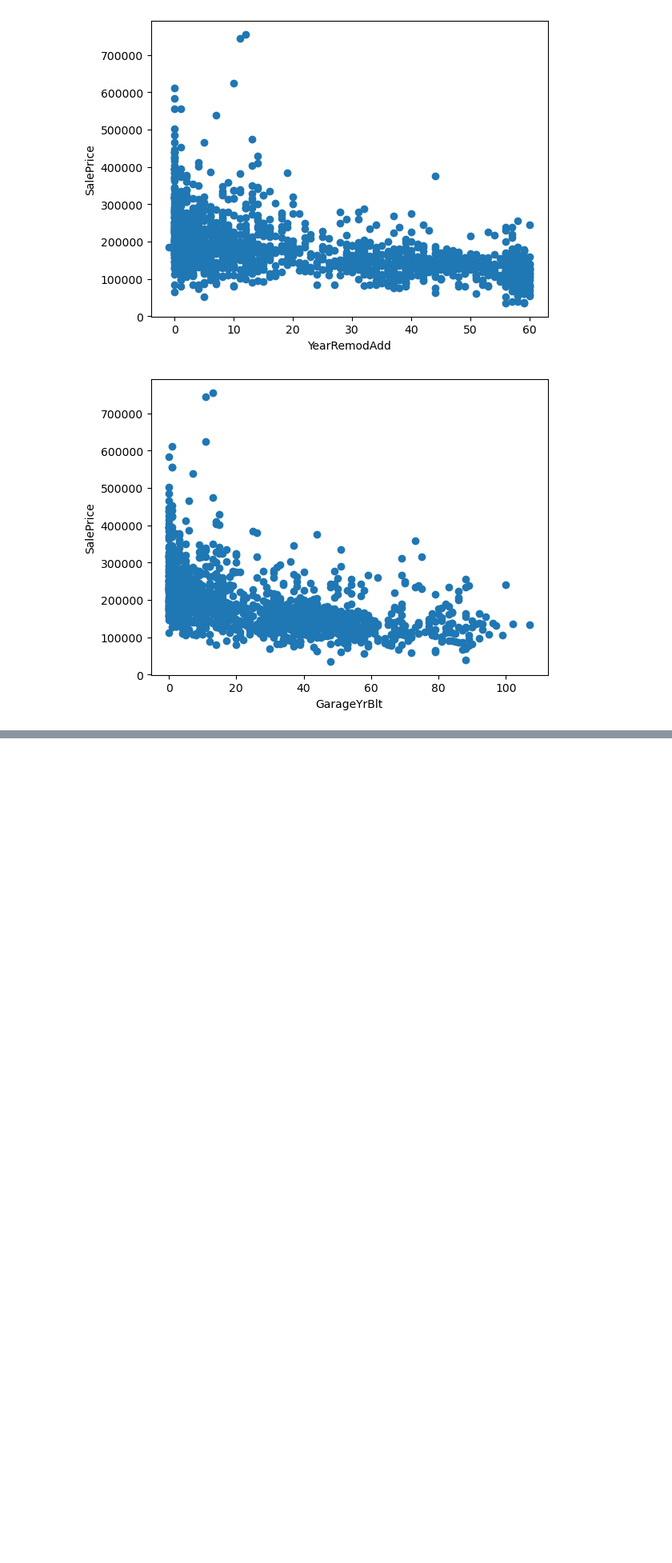
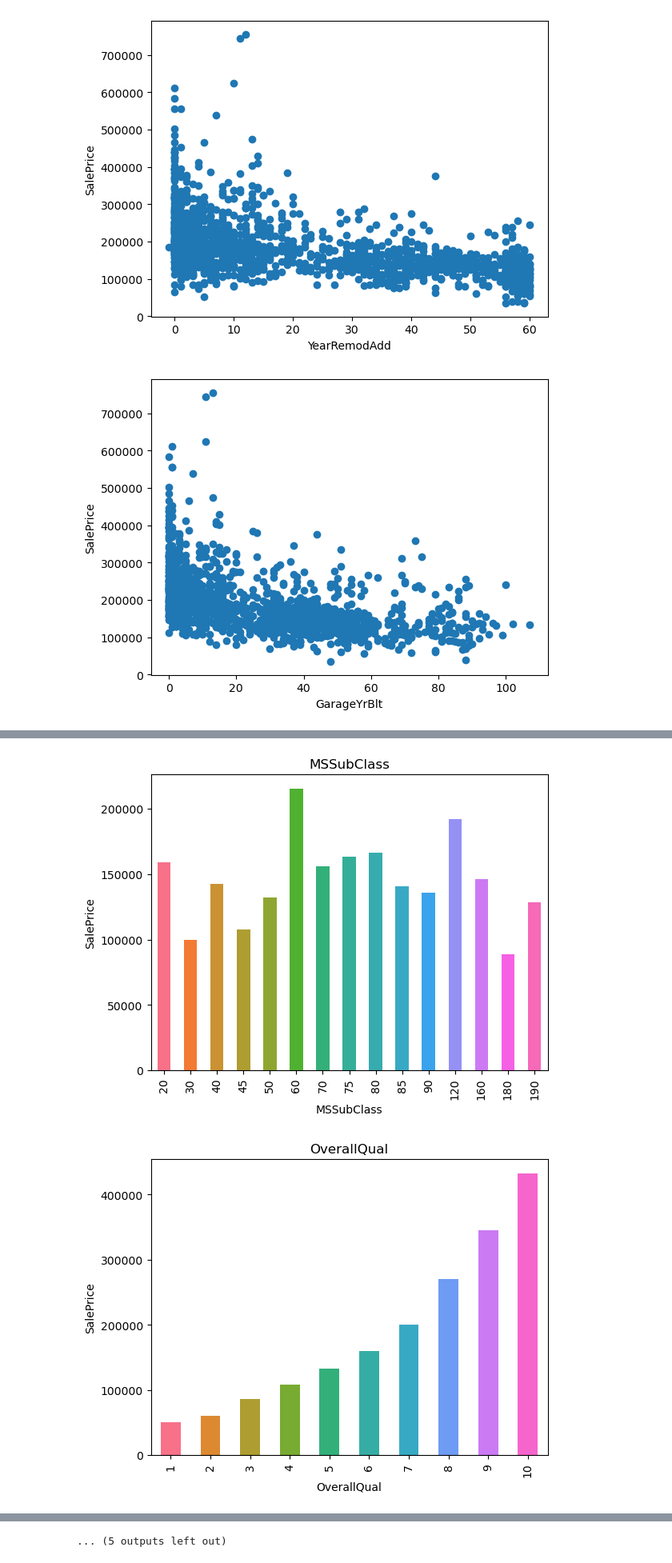
Before and after one commit to Bhaskar950/Machine_Learning_AI, a Jupyter notebook: 05-EDA_Projects/_02-Advanced-House-Price-Prediction-Practice/Eda.ipynb, the cells around one changed output, grey strips where cells are left out. Shown at 80% size. Saved outputs shown, nothing was run; the diff lists cells and outputs as text; code cells hidden in the pictures; blank space fills up the shorter version.

Commit message:
eda data analysis

```diff
--- a/05-EDA_Projects/_02-Advanced-House-Price-Prediction-Practice/Eda.ipynb
+++ b/05-EDA_Projects/_02-Advanced-House-Price-Prediction-Practice/Eda.ipynb
@@ -184,3 +184,10 @@ for feature in year_feature:
 [figure]
 [figure]
 [figure]
+# %%
+## Numerical variables are usually of 2 type
+## 1. Continous variable and Discrete Variables
+
+discrete_feature = [feature for feature in numerical_features if len(dataset[feature].unique())<25 and
+                    feature not in year_feature+['Id']]
+print('Discrete Variable Count: {}'.format(len(discrete_feature)))
@@ -186,0 +205,16 @@ for feature in year_feature:
+# %%
+import seaborn as sns
+
+for feature in discrete_feature:
+    data = dataset.copy()
+    colors = sns.color_palette('husl',len(data[feature].unique()))
+
+    data.groupby(feature)['SalePrice'].median().plot.bar(color = colors)
+
+    plt.xlabel(feature)
+    plt.ylabel('SalePrice')
+    plt.title(feature)
+    plt.show()
+# %% [output]
+[figure, added]
+[figure, added]
@@ -186,0 +231 @@ for feature in year_feature:
+... (5 outputs left out)
```
Also changed, not shown: parts of 8 cells of this notebook.
